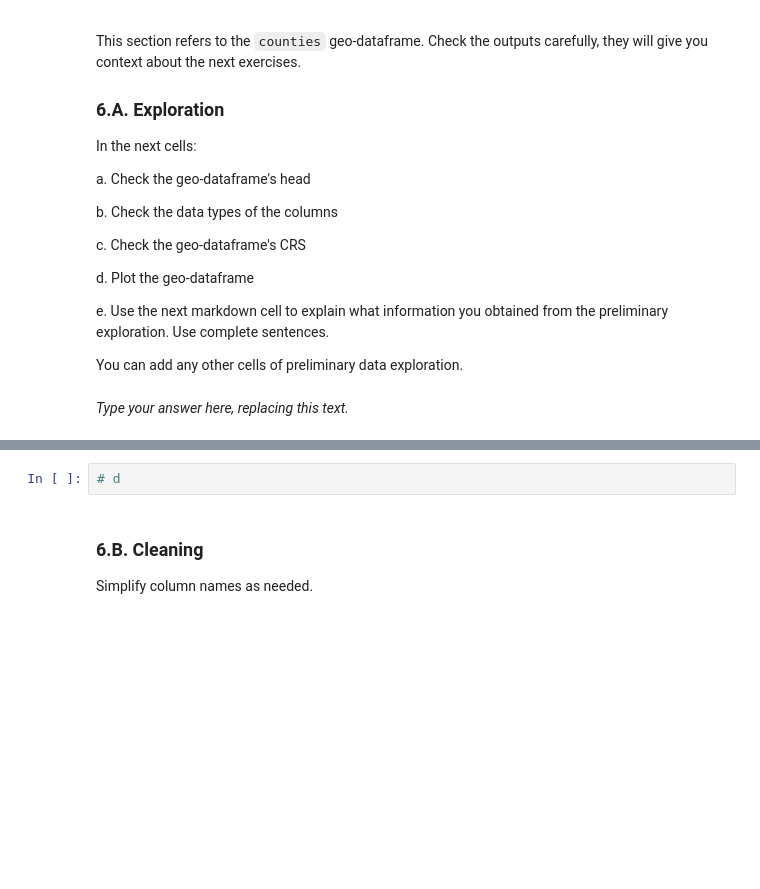
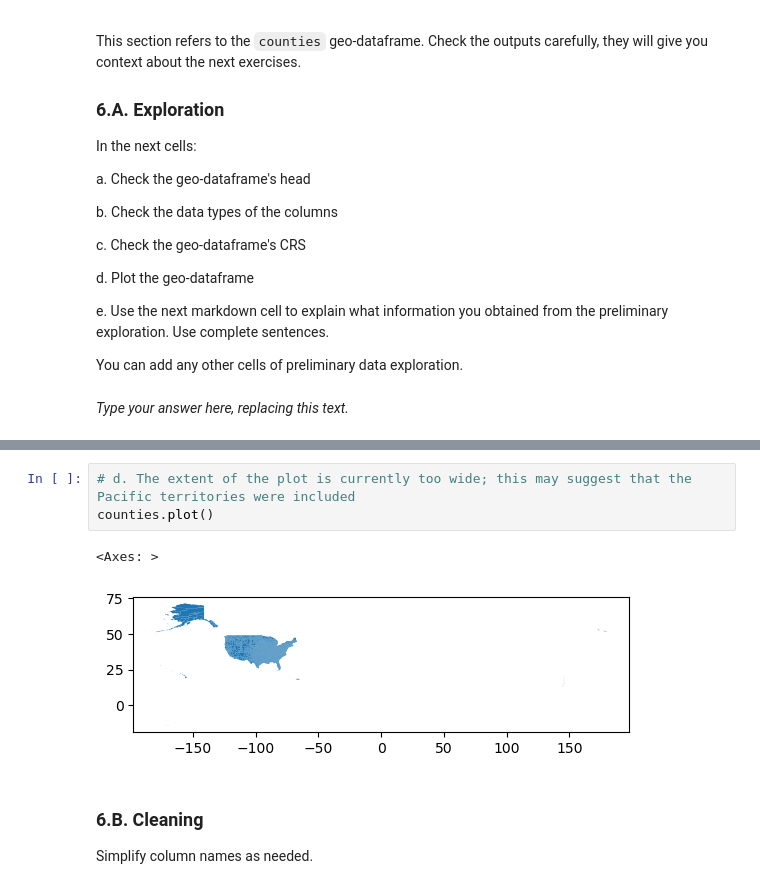
Before and after one commit to vedikaS-byte/eds220-hwk3, a Jupyter notebook: hwk3-task1-spills.ipynb, the cells around one changed output, grey strips where cells are left out. Drawn from its saved outputs; the diff is of its cells as text; blank space fills up the shorter version.

Commit message:
Finished commenting and conducting initial data exploration and visualization of .

```diff
--- a/hwk3-task1-spills.ipynb
+++ b/hwk3-task1-spills.ipynb
@@ -319,5 +362,9 @@ _Type your answer here, replacing this text._
 # %%
-# d
+# d. The extent of the plot is currently too wide; this may suggest that the Pacific territories were included
+counties.plot()
+# %% [output]
+<Axes: >
+[figure, added]
 # %% [markdown]
 <!-- END QUESTION -->
 
```
Also changed, not shown: parts of 11 cells of this notebook.
